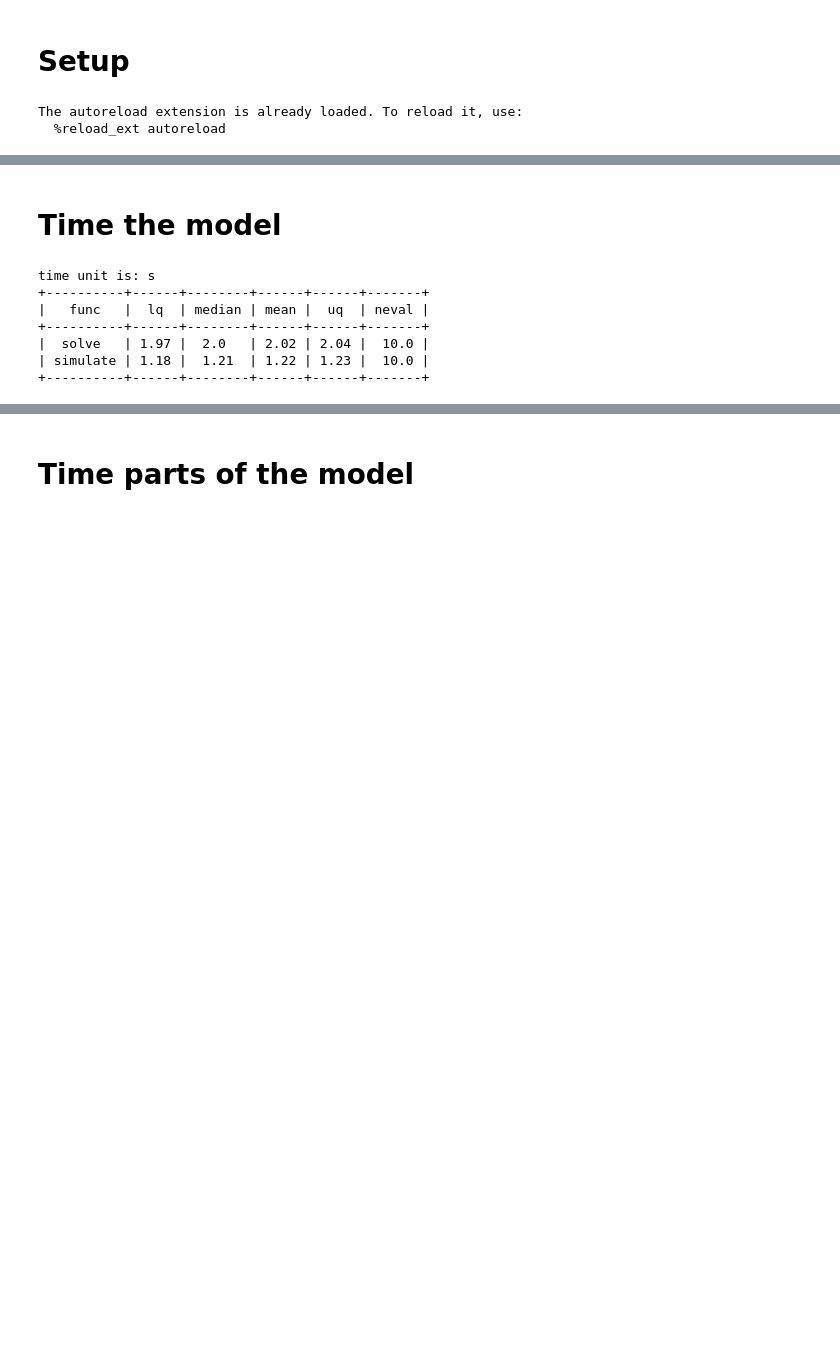
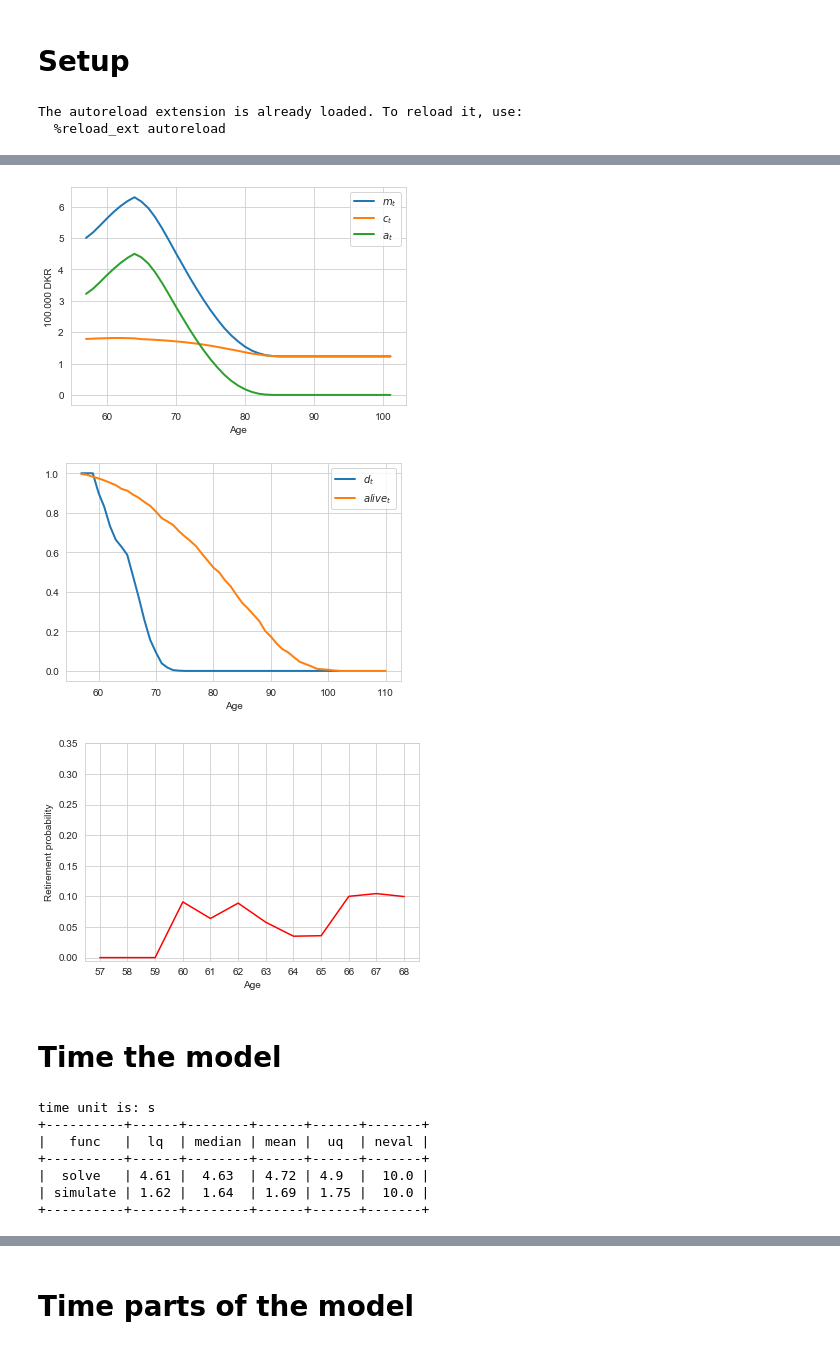
Before and after one commit to mathiassunesen/Speciale_retirement, a Jupyter notebook: Main/Frederik.ipynb, the cells around one changed output, grey strips where cells are left out. Cells and saved outputs as stored; diff of their text form; code cells hidden in the pictures; blank space fills up the shorter version.

```diff
--- a/Main/Frederik.ipynb
+++ b/Main/Frederik.ipynb
@@ -20,2 +63,12 @@ model.simulate()
+# %%
+model.par.simStates = state_women
+model.simulate()
+figs.lifecycle(model,ages=[57,110])
+figs.lifecycle(model,['d','alive'],ages=[57,110])
+figs.retirement_probs(model)
+# %% [output]
+[figure, added]
+[figure, added]
+[figure, added]
 # %% [markdown]
 # Time the model
@@ -34,12 +88,12 @@ argu = dict([(funcs[0], []),
 names = dict([(funcs[0], 'solve'),
              (funcs[1], 'simulate')])
 # %%
-my_timer.my_timer(funcs,argu,names,unit='s',ndigits=2,Ntimes=10)
+funs.my_timer(funcs,argu,names,unit='s',ndigits=2,Ntimes=10)
 # %% [output]
 time unit is: s
 +----------+------+--------+------+------+-------+
 |   func   |  lq  | median | mean |  uq  | neval |
 +----------+------+--------+------+------+-------+
-|  solve   | 1.97 |  2.0   | 2.02 | 2.04 |  10.0 |
-| simulate | 1.18 |  1.21  | 1.22 | 1.23 |  10.0 |
+|  solve   | 4.61 |  4.63  | 4.72 | 4.9  |  10.0 |
+| simulate | 1.62 |  1.64  | 1.69 | 1.75 |  10.0 |
 +----------+------+--------+------+------+-------+
```
Also changed, not shown: parts of 21 cells of this notebook, 9 other files.
